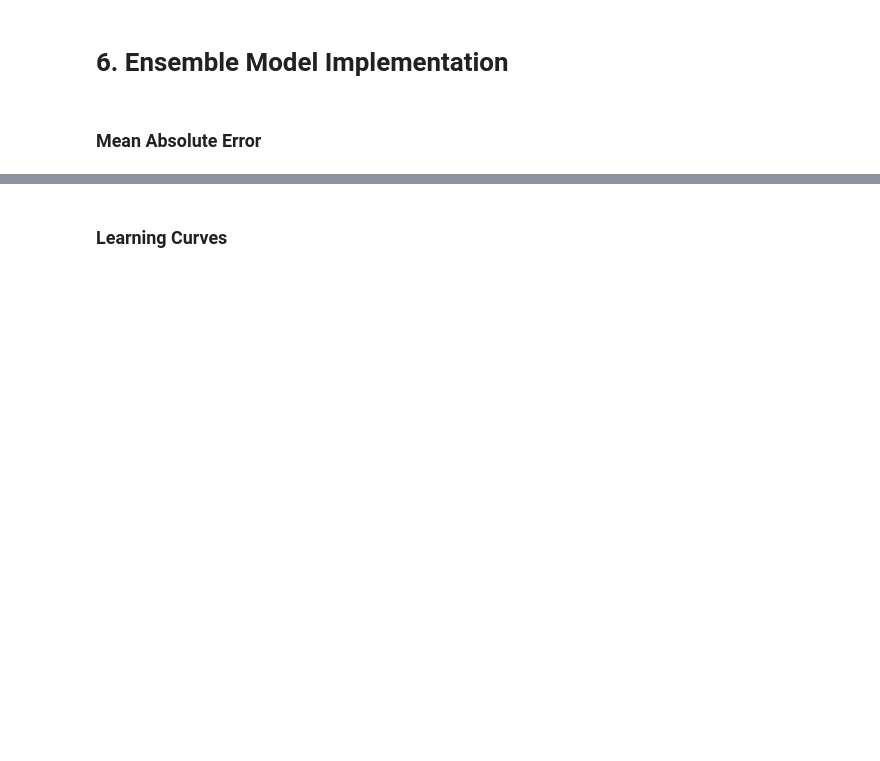
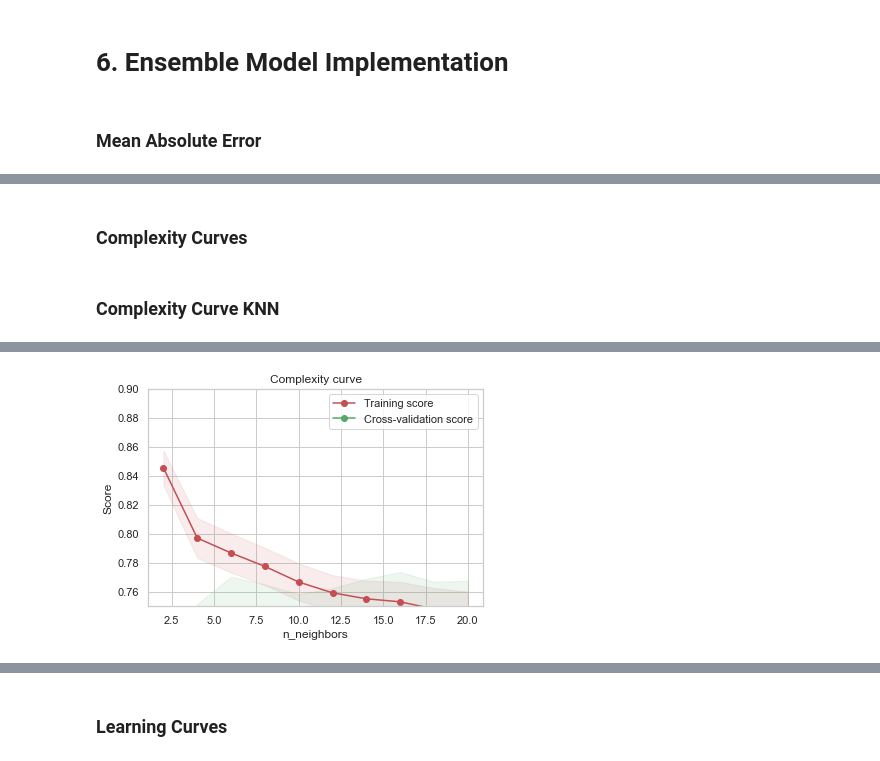
Before and after one commit to muzammilhussnain0786/CardioDiseasePrediction, a Jupyter notebook: heart_disease_prevention.ipynb, the cells around one changed output, grey strips where cells are left out. Cells and saved outputs as stored; diff of their text form; code cells hidden in the pictures; blank space fills up the shorter version.

Commit message:
complexity curve

```diff
--- a/heart_disease_prevention.ipynb
+++ b/heart_disease_prevention.ipynb
@@ -247,0 +250,49 @@ mean_absolute_error(validationY, valPredictions)
+# %% [markdown]
+### Complexity Curves
+# %%
+import numpy as np
+from sklearn.model_selection import ShuffleSplit
+
+cv = ShuffleSplit(n_splits=100, test_size=0.2, random_state=0)
+from sklearn.model_selection import validation_curve
+
+
+def validation_curve_model(X, Y, model, param_name, parameters, cv, ylim, log=True):
+    train_scores, test_scores = validation_curve(model, X, Y, param_name=param_name, param_range=parameters, cv=cv,
+                                                 scoring="accuracy")
+    train_scores_mean = np.mean(train_scores, axis=1)
+    train_scores_std = np.std(train_scores, axis=1)
+    test_scores_mean = np.mean(test_scores, axis=1)
+    test_scores_std = np.std(test_scores, axis=1)
+
+    plt.figure()
+    plt.title("Complexity curve")
+    plt.fill_between(parameters, train_scores_mean - train_scores_std, train_scores_mean + train_scores_std, alpha=0.1,
+                     color="r")
+    plt.fill_between(parameters, test_scores_mean - test_scores_std, test_scores_mean + test_scores_std, alpha=0.1,
+                     color="g")
+
+    if log == True:
+        plt.semilogx(parameters, train_scores_mean, 'o-', color="r", label="Training score")
+        plt.semilogx(parameters, test_scores_mean, 'o-', color="g", label="Cross-validation score")
+    else:
+        plt.plot(parameters, train_scores_mean, 'o-', color="r", label="Training score")
+        plt.plot(parameters, test_scores_mean, 'o-', color="g", label="Cross-validation score")
+
+    #plt.ylim([0.55, 0.9])
+    if ylim is not None:
+        plt.ylim(*ylim)
+
+    plt.ylabel('Score')
+    plt.xlabel(param_name)
+    plt.legend(loc="best")
+
+    return plt
+# %% [markdown]
+### Complexity Curve KNN
+# %%
+param_range = np.linspace(2, 20, 10).astype(int)
+param_name = "n_neighbors"
+ylim = [0.75, 0.90]
+validation_curve_model(X, Y, KNeighborsClassifier(), "n_neighbors", param_range, cv, ylim, log=False)
+# %% [output]
@@ -247,0 +300 @@ mean_absolute_error(validationY, valPredictions)
+[figure, added]
```
Also changed, not shown: parts of 24 cells of this notebook.
